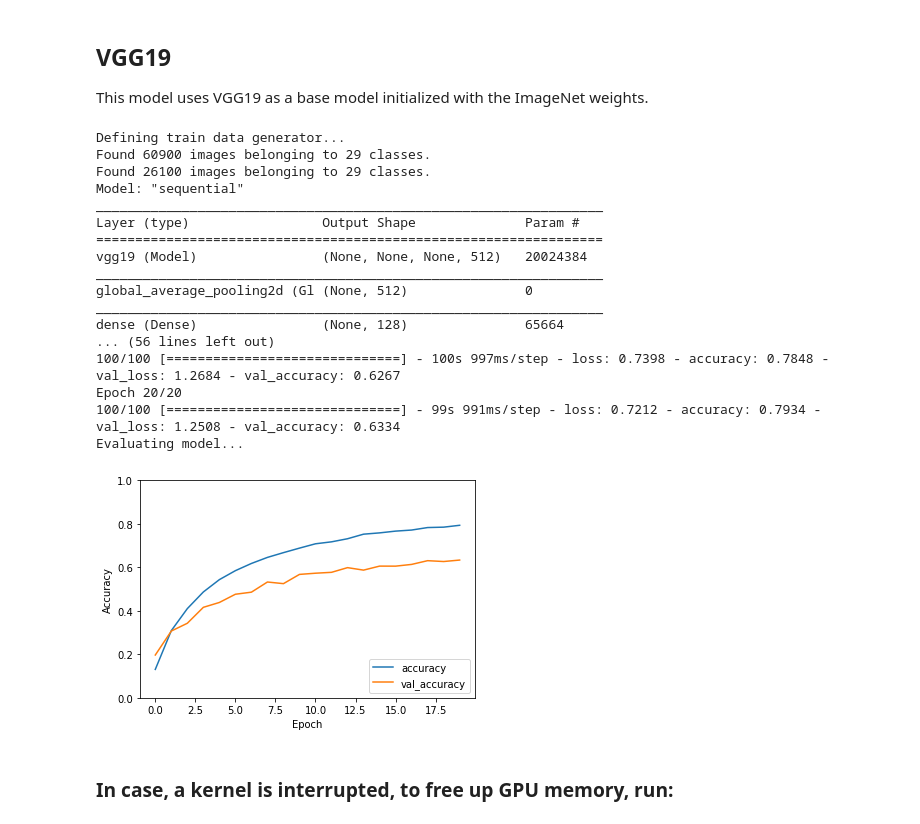
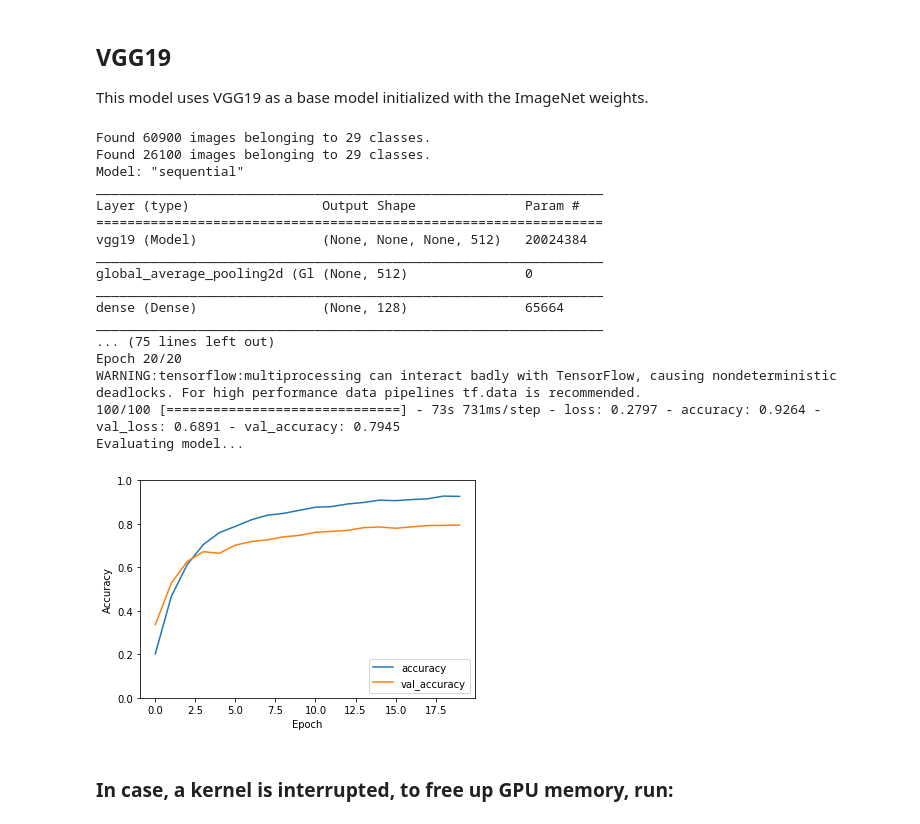
Before and after one commit to jmaness/csc591nn-final, a Jupyter notebook: cnn_asl.ipynb, the cells around one changed output. Drawn from its saved outputs; the diff is of its cells as text; code cells hidden in the pictures.

Commit message:
Ran VGG19 again with samplewise_center=True, samplewise_std_normalization=True and target size 224,224,3 which improved validation accuracy to 79.45% after 20 epochs

```diff
--- a/cnn_asl.ipynb
+++ b/cnn_asl.ipynb
@@ -306,27 +307,61 @@ WARNING:tensorflow:multiprocessing can interact badly with TensorFlow, causing n
 # %% [markdown]
 ## VGG19
 This model uses VGG19 as a base model initialized with the ImageNet weights.
-# %%
-fit_with_base_model(tf.keras.applications.VGG19(include_top=False, weights='imagenet'))
-# %% [output]
-Defining train data generator...
-Found 60900 images belonging to 29 classes.
-Found 26100 images belonging to 29 classes.
-Model: "sequential"
-_________________________________________________________________
-Layer (type)                 Output Shape              Param #
-=================================================================
-vgg19 (Model)                (None, None, None, 512)   20024384
-_________________________________________________________________
-global_average_pooling2d (Gl (None, 512)               0
-_________________________________________________________________
-dense (Dense)                (None, 128)               65664
-... (56 lines left out)
-100/100 [==============================] - 100s 997ms/step - loss: 0.7398 - accuracy: 0.7848 - val_loss: 1.2684 - val_accuracy: 0.6267
-Epoch 20/20
-100/100 [==============================] - 99s 991ms/step - loss: 0.7212 - accuracy: 0.7934 - val_loss: 1.2508 - val_accuracy: 0.6334
-Evaluating model...
-[figure, removed]
+# %%
+datagen = ImageDataGenerator(
+    rescale=1./255,
+    featurewise_center=False,
+    featurewise_std_normalization=False,
+    samplewise_center=True,
+    samplewise_std_normalization=True,
+    rotation_range=30,
+    validation_split=0.30)
+
+train_generator = datagen.flow_from_directory(
+    train_dir,
+    subset='training',
+    target_size=(224, 224),
+    batch_size=128,
+    class_mode='sparse'
+)
+
+val_generator = datagen.flow_from_directory(
+    train_dir,
+    subset='validation',
+    target_size=(224, 224),
+    batch_size=128,
+    class_mode='sparse'
+)
+
+base_model = tf.keras.applications.VGG19(include_top=False, weights='imagenet')
+base_model.trainable = False
+
+fit_model(tf.keras.models.Sequential([
+    base_model,
+    tf.keras.layers.GlobalAveragePooling2D(),
+    tf.keras.layers.Dense(128, activation='relu'),
+    tf.keras.layers.Dropout(0.1),
+    tf.keras.layers.Dense(29)
+]), train_generator, val_generator)
+# %% [output]
+Found 60900 images belonging to 29 classes.
+Found 26100 images belonging to 29 classes.
+Model: "sequential"
+_________________________________________________________________
+Layer (type)                 Output Shape              Param #
+=================================================================
+vgg19 (Model)                (None, None, None, 512)   20024384
+_________________________________________________________________
+global_average_pooling2d (Gl (None, 512)               0
+_________________________________________________________________
+dense (Dense)                (None, 128)               65664
+_________________________________________________________________
+... (75 lines left out)
+Epoch 20/20
+WARNING:tensorflow:multiprocessing can interact badly with TensorFlow, causing nondeterministic deadlocks. For high performance data pipelines tf.data is recommended.
+100/100 [==============================] - 73s 731ms/step - loss: 0.2797 - accuracy: 0.9264 - val_loss: 0.6891 - val_accuracy: 0.7945
+Evaluating model...
+[figure, added]
 # %% [markdown]
 ### In case, a kernel is interrupted, to free up GPU memory, run:
 # %%
```
Also changed, not shown: parts of 1 cell of this notebook.
